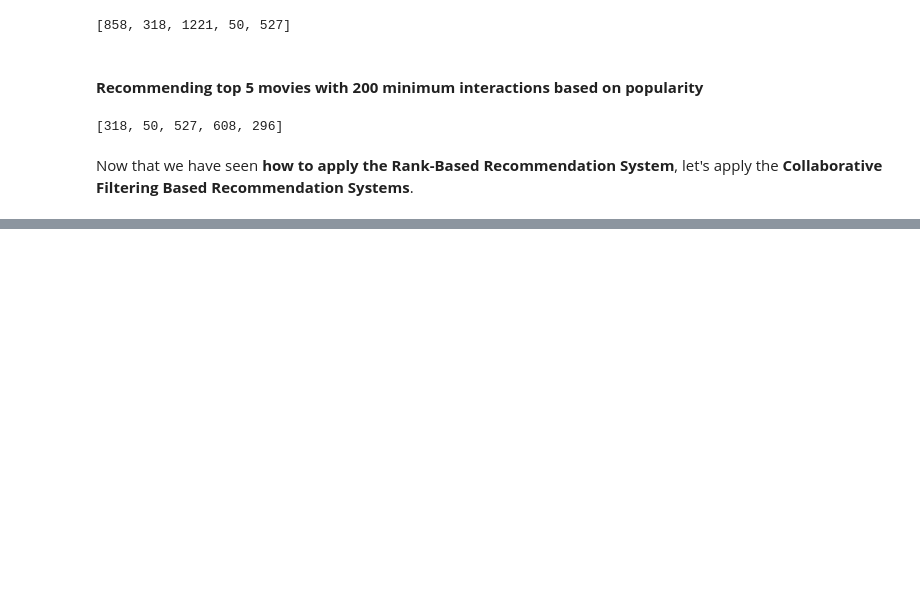
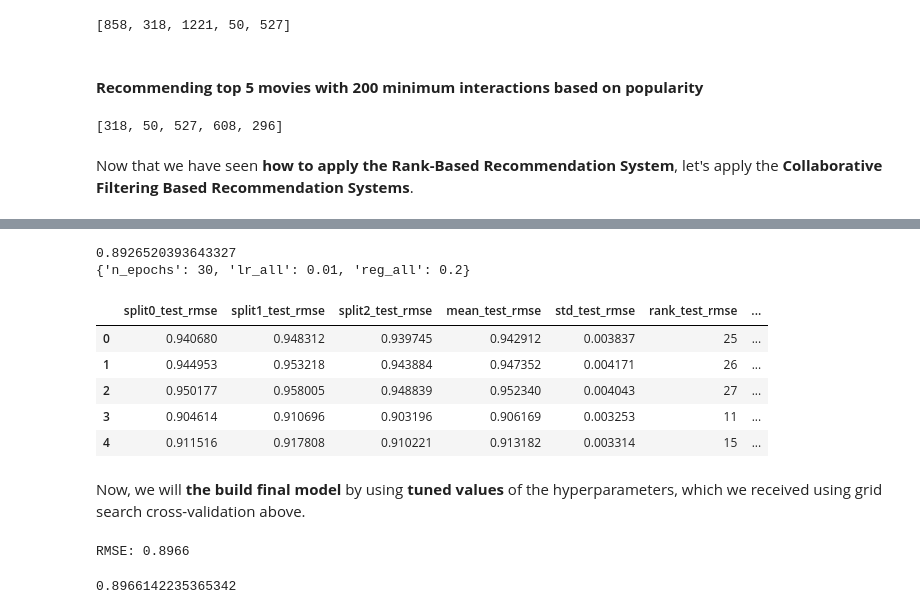
Before and after one commit to karankarann/NetflixRecommendationSystem, a Jupyter notebook: RecommendationSystems.ipynb, the cells around one changed output, grey strips where cells are left out. Saved outputs shown, nothing was run; the diff lists cells and outputs as text; code cells hidden in the pictures; blank space fills up the shorter version.

```diff
--- a/RecommendationSystems.ipynb
+++ b/RecommendationSystems.ipynb
@@ -78,0 +422,50 @@ Now that we have seen **how to apply the Rank-Based Recommendation System**, let
+# %%
+# Remove _______ and complete the code
+
+# Set the parameter space to tune
+param_grid = {'n_epochs': [10, 20, 30], 'lr_all': [0.001, 0.005, 0.01],
+              'reg_all': [0.2, 0.4, 0.6]}
+
+# Performing 3-fold gridsearch cross validation
+gs = GridSearchCV(SVD, param_grid, measures=['rmse', 'mae'], cv=3, n_jobs=-1)
+
+# Fitting data
+gs.fit(data)
+
+# Best RMSE score
+print(gs.best_score['rmse'])
+
+# Combination of parameters that gave the best RMSE score
+print(gs.best_params['rmse'])
+# %% [output]
+0.8926520393643327
+{'n_epochs': 30, 'lr_all': 0.01, 'reg_all': 0.2}
+# %%
+results_df = pd.DataFrame.from_dict(gs.cv_results)
+results_df.head()
+# %% [output]
+|  | split0_test_rmse | split1_test_rmse | split2_test_rmse | mean_test_rmse | std_test_rmse | rank_test_rmse | ... |
+| 0 | 0.940680 | 0.948312 | 0.939745 | 0.942912 | 0.003837 | 25 | ... |
+| 1 | 0.944953 | 0.953218 | 0.943884 | 0.947352 | 0.004171 | 26 | ... |
+| 2 | 0.950177 | 0.958005 | 0.948839 | 0.952340 | 0.004043 | 27 | ... |
+| 3 | 0.904614 | 0.910696 | 0.903196 | 0.906169 | 0.003253 | 11 | ... |
+| 4 | 0.911516 | 0.917808 | 0.910221 | 0.913182 | 0.003314 | 15 | ... |
+# %% [markdown]
+Now, we will **the build final model** by using **tuned values** of the hyperparameters, which we received using grid search cross-validation above.
+# %%
+# Remove _______ and complete the code
+
+# Building the optimized SVD model using optimal hyperparameter search
+svd_algo_optimized = SVD(n_epochs=20, lr_all=0.01, reg_all= 0.2)
+
+# Training the algorithm on the trainset
+svd_algo_optimized.fit(trainset)
+
+# Predicting ratings for the testset
+predictions = svd_algo_optimized.test(testset)
+
+# Computing RMSE
+accuracy.rmse(predictions)
+# %% [output]
+RMSE: 0.8966
+0.8966142235365342
```
Also changed, not shown: parts of 46 cells of this notebook.
